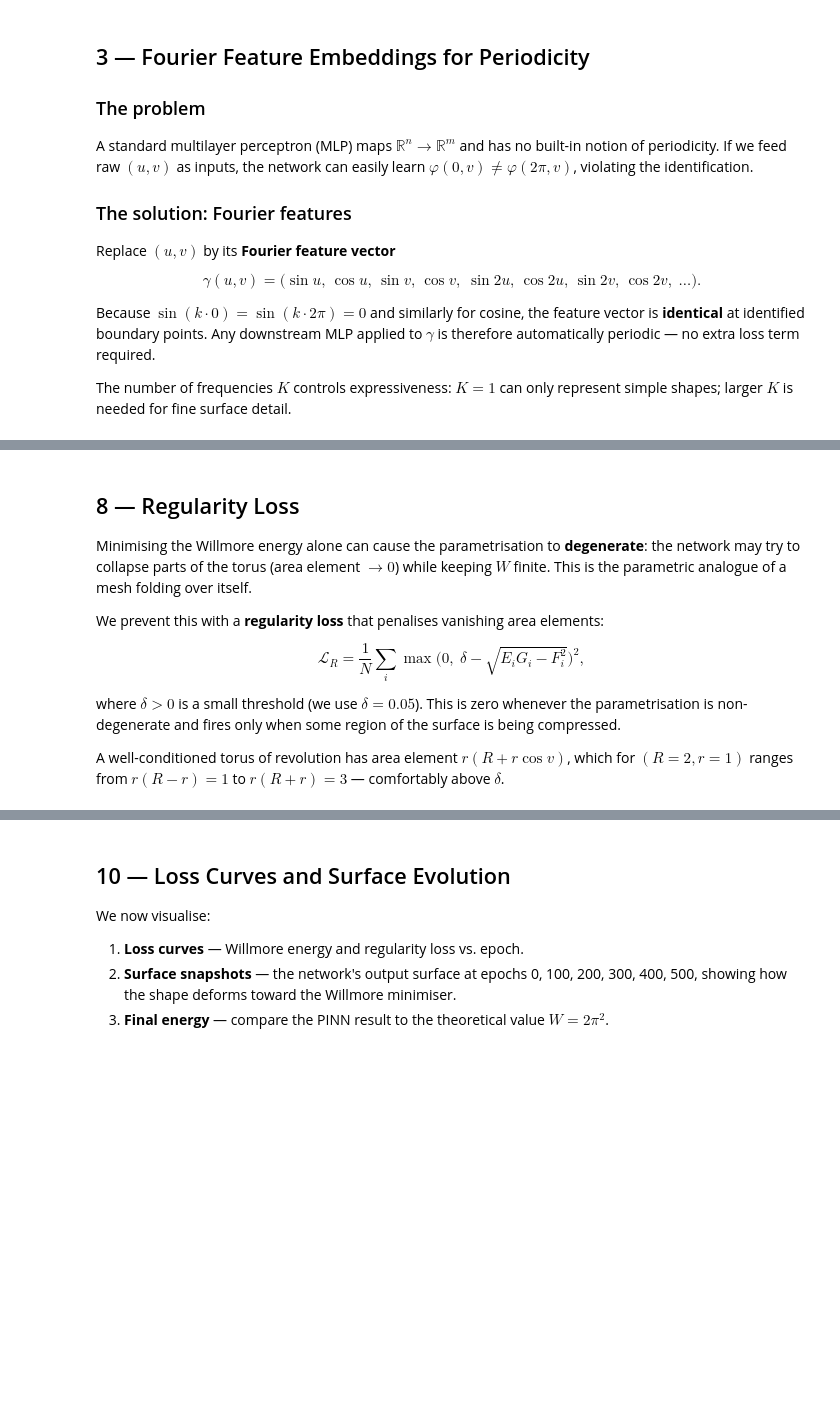
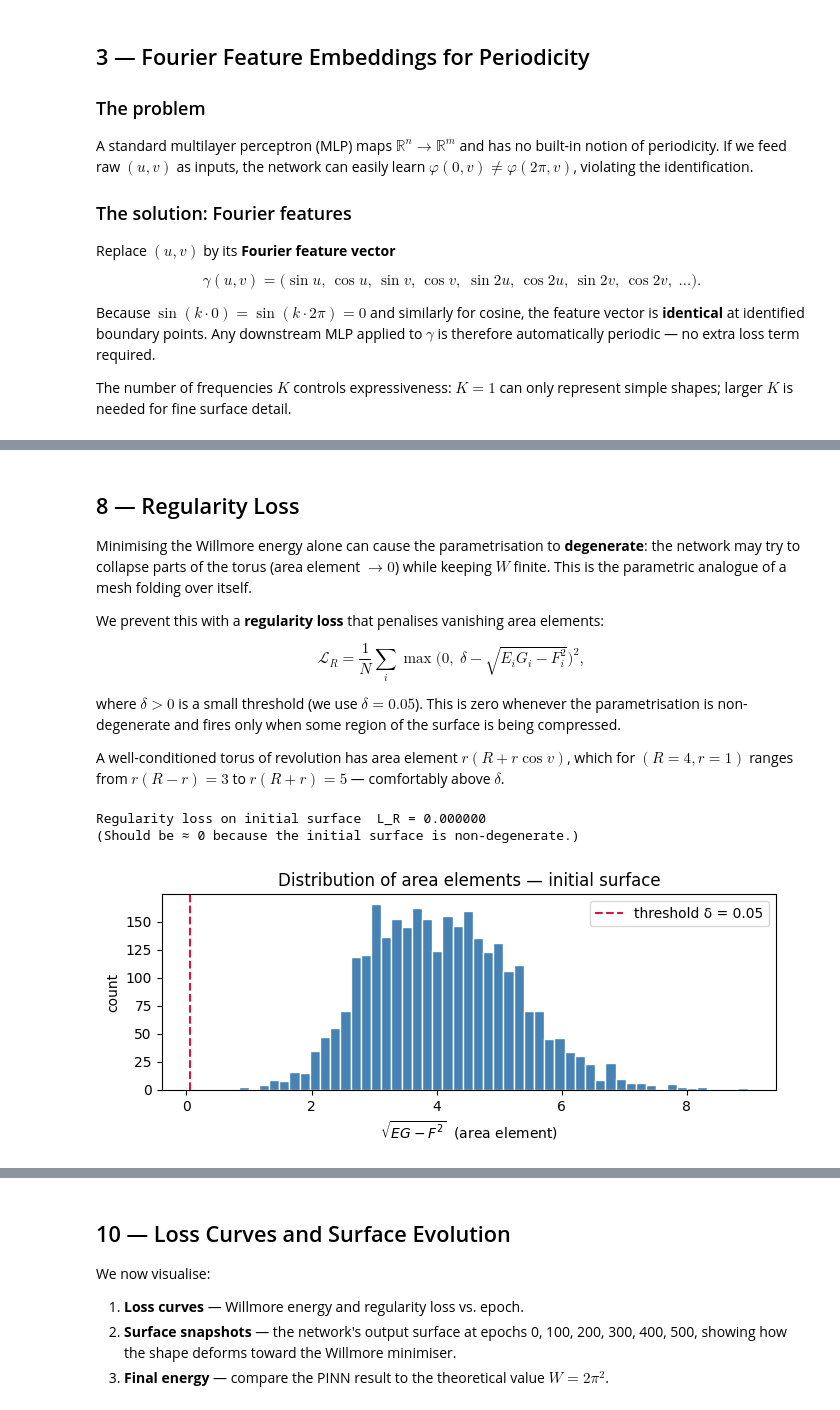
Before and after one commit to edhirst/XXIIEGD_AI_Meets_Geometry, a Jupyter notebook: lecture_2.ipynb, the cells around one changed output, grey strips where cells are left out. Cells and saved outputs as stored; diff of their text form; code cells hidden in the pictures; blank space fills up the shorter version.

```diff
--- a/lecture_2.ipynb
+++ b/lecture_2.ipynb
@@ -531,7 +693,7 @@ whenever the parametrisation is non-degenerate and fires only when some region o
 the surface is being compressed.
 
 A well-conditioned torus of revolution has area element $r(R + r\cos v)$, which for
-$(R=2, r=1)$ ranges from $r(R-r) = 1$ to $r(R+r) = 3$ — comfortably above $\delta$.
+$(R=4, r=1)$ ranges from $r(R-r) = 3$ to $r(R+r) = 5$ — comfortably above $\delta$.
 # %%
 MIN_AREA = 0.05    # collapse threshold δ
 
@@ -548,39 +710,43 @@ def compute_regularity(model: nn.Module, uv_batch: torch.Tensor,
     E      = (phi_u * phi_u).sum(1)
     F_coef = (phi_u * phi_v).sum(1)
     G      = (phi_v * phi_v).sum(1)
     det    = torch.clamp(E * G - F_coef ** 2, min=EPS)
     area_el = det.sqrt()
 
     return torch.nn.functional.relu(min_area - area_el).pow(2).mean()
 
 
 # ── Evaluate on the initial surface ──────────────────────────────────────────
 L_R = compute_regularity(model, uv_eval)
 print(f"Regularity loss on initial surface  L_R = {L_R.item():.6f}")
 print("(Should be ≈ 0 because the initial surface is non-degenerate.)")
 
-# Illustrate: what happens if we force collapse?
-with torch.no_grad():
-    v_slice = torch.zeros(500, 2, dtype=DTYPE)   # only vary u, fix v=0
-    v_slice[:, 0] = torch.linspace(0, TWO_PI, 500)
+# Illustrate: area element along the equator slice v=0
+v_slice = torch.zeros(500, 2, dtype=DTYPE)
+v_slice[:, 0] = torch.linspace(0, TWO_PI, 500)
+v_slice.requires_grad_(True)
 
-    phi_u_vals = torch.stack([
-        torch.autograd.grad(model(v_slice)[:, k].sum(), v_slice,
-                            retain_graph=True, create_graph=False)[0][:, 0]
-        for k in range(3)
-    ], dim=1)   # (500, 3)  — only approximate for illustration
+phi_u_vals = torch.stack([
+    torch.autograd.grad(model(v_slice)[:, k].sum(), v_slice,
+                        retain_graph=True, create_graph=False)[0][:, 0]
+    for k in range(3)
+], dim=1).detach()   # (500, 3)  — φ_u along the equator
 
 # Show the distribution of area elements on the initial surface
 _, phi_u_all, phi_v_all, _ = _first_derivs(model, uv_eval)
 E_all   = (phi_u_all * phi_u_all).sum(1).detach()
 F_all   = (phi_u_all * phi_v_all).sum(1).detach()
 G_all   = (phi_v_all * phi_v_all).sum(1).detach()
 area_el_all = (E_all * G_all - F_all**2).clamp(min=EPS).sqrt()
 
 fig, ax = plt.subplots(figsize=(7, 3))
 ax.hist(area_el_all.numpy(), bins=50, color="steelblue", edgecolor="white")
 ax.axvline(MIN_AREA, color="crimson", ls="--", label=f"threshold δ = {MIN_AREA}")
 ax.set_xlabel("$\\sqrt{EG - F^2}$  (area element)")
 ax.set_ylabel("count")
 ax.set_title("Distribution of area elements — initial surface")
 ax.legend(); plt.tight_layout(); plt.show()
+# %% [output]
+Regularity loss on initial surface  L_R = 0.000000
+(Should be ≈ 0 because the initial surface is non-degenerate.)
+[figure, added]
```
Also changed, not shown: parts of 29 cells of this notebook, 2 other files.
